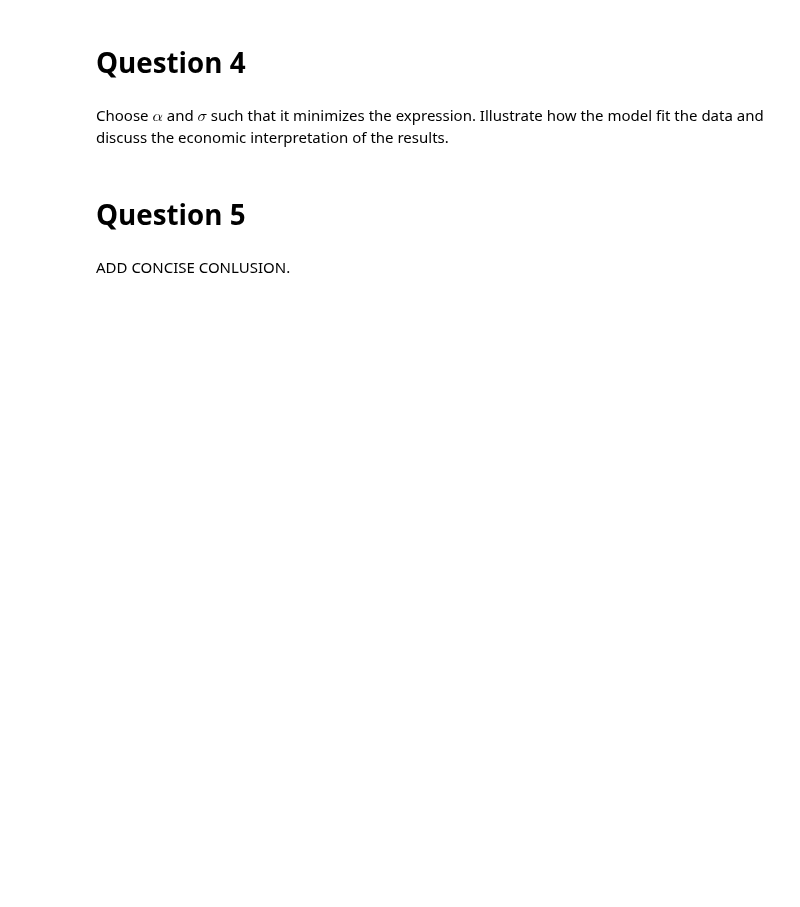
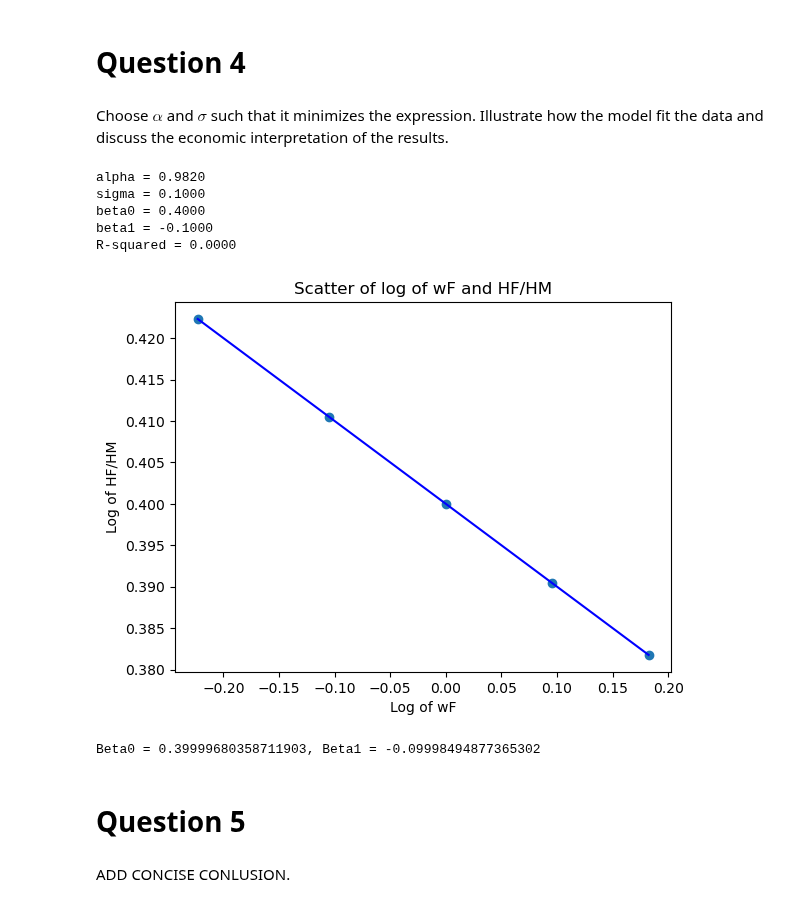
Before and after one commit to NumEconCopenhagen/projects-2023-jt, a Jupyter notebook: inauguralproject/inauguralproject.ipynb, the cells around one changed output. Saved outputs shown, nothing was run; the diff lists cells and outputs as text; code cells hidden in the pictures; blank space fills up the shorter version.

```diff
--- a/inauguralproject/inauguralproject.ipynb
+++ b/inauguralproject/inauguralproject.ipynb
@@ -44,6 +106,19 @@ Plot the $Wf / Wm$ ratio for the continuous values
 # Question 4
 # %% [markdown]
 Choose $\alpha$ and $\sigma$ such that it minimizes the expression. Illustrate how the model fit the data and discuss the economic interpretation of the results.
+# %%
+
+model.estimate(do_print=True)
+model.solve_wF_vec(do_plot=True)
+model.run_regression(print_beta=True)
+# %% [output]
+alpha = 0.9820
+sigma = 0.1000
+beta0 = 0.4000
+beta1 = -0.1000
+R-squared = 0.0000
+[figure, added]
+Beta0 = 0.39999680358711903, Beta1 = -0.09998494877365302
 # %% [markdown]
 # Question 5
 # %% [markdown]
```
Also changed, not shown: parts of 10 cells of this notebook.
